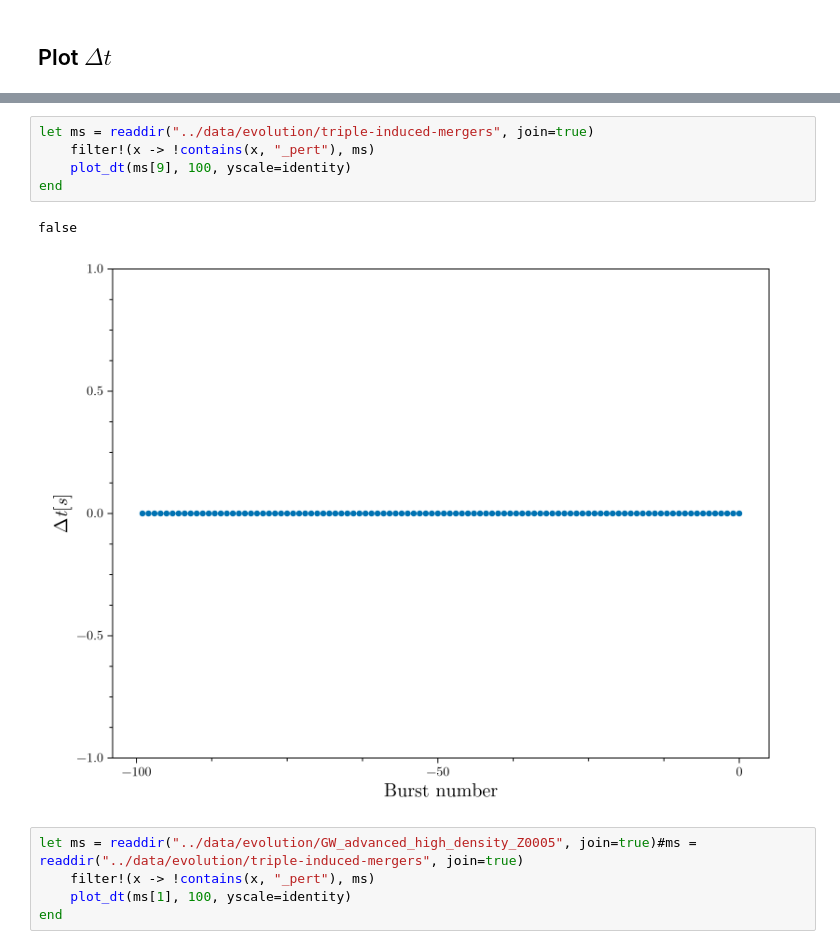
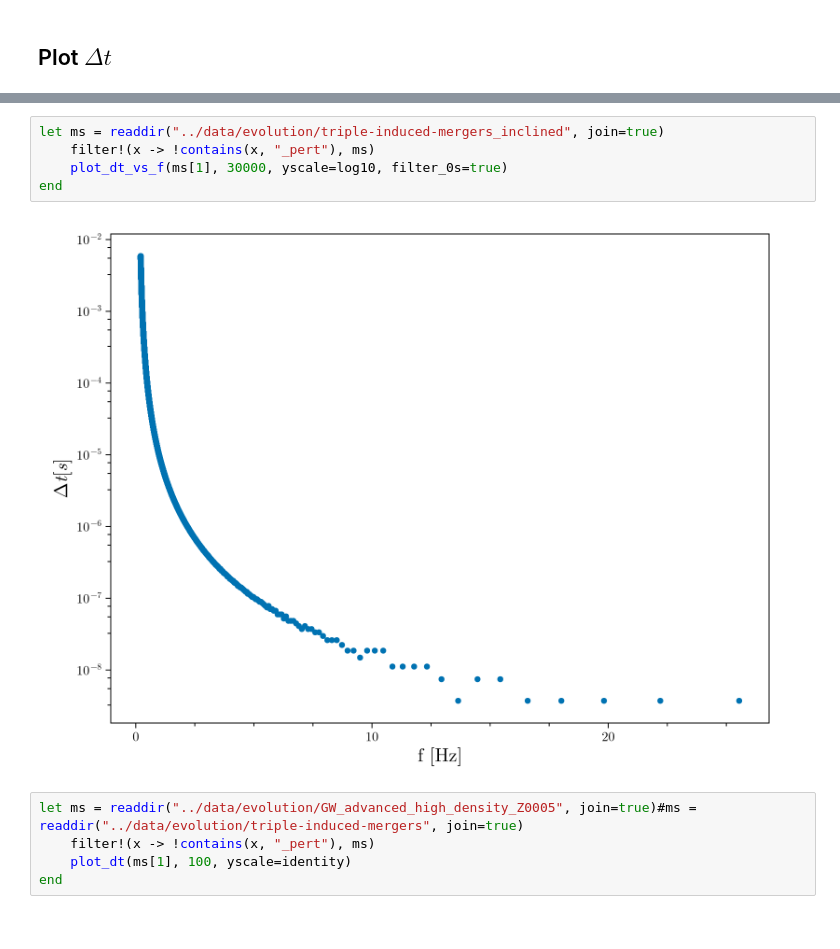
Before and after one commit to casparwb/EccentricBurstTiming.jl, a Jupyter notebook: notebooks/population-evolution.ipynb, the cells around one changed output, grey strips where cells are left out. Drawn from its saved outputs; the diff is of its cells as text.

```diff
--- a/notebooks/population-evolution.ipynb
+++ b/notebooks/population-evolution.ipynb
@@ -621,11 +720,10 @@ plot_dt (generic function with 1 method)
 # %%
-let ms = readdir("../data/evolution/triple-induced-mergers", join=true)
+let ms = readdir("../data/evolution/triple-induced-mergers_inclined", join=true)
     filter!(x -> !contains(x, "_pert"), ms)
-    plot_dt(ms[9], 100, yscale=identity)
+    plot_dt_vs_f(ms[1], 30000, yscale=log10, filter_0s=true)
 end
 # %% [output]
-false
-[figure, old version]
+[figure, new version]
 # %%
 let ms = readdir("../data/evolution/GW_advanced_high_density_Z0005", join=true)#ms = readdir("../data/evolution/triple-induced-mergers", join=true)
     filter!(x -> !contains(x, "_pert"), ms)
```
Also changed, not shown: parts of 15 cells of this notebook, 2 other files.
